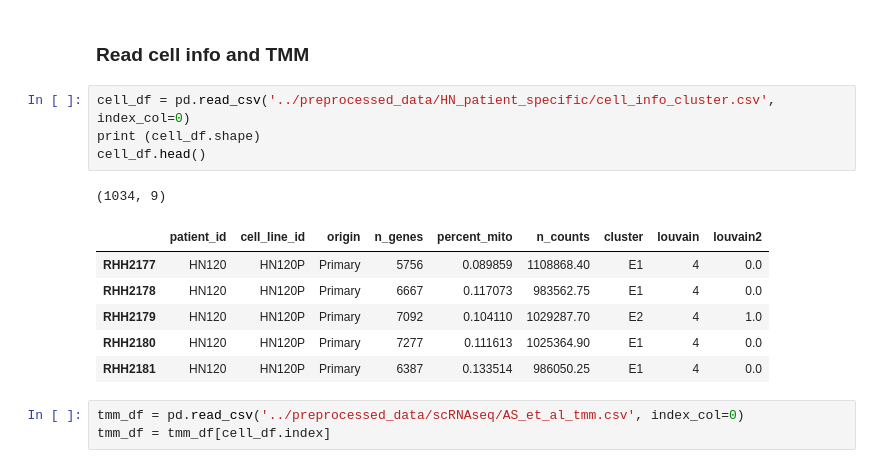
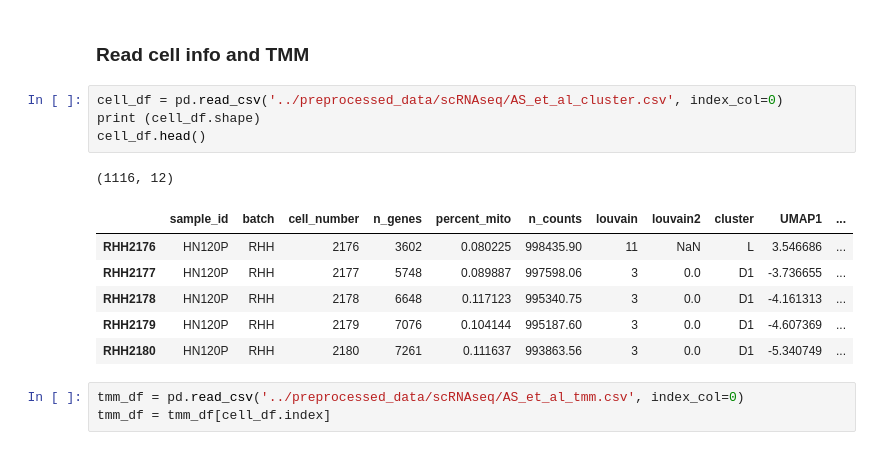
Before and after one commit to CSB5/CaDRReS-Sc, a Jupyter notebook: script/B01_single_cell_cluster_info_and_exp.ipynb, the cells around one changed output. Saved outputs shown, nothing was run; the diff lists cells and outputs as text.

```diff
--- a/script/B01_single_cell_cluster_info_and_exp.ipynb
+++ b/script/B01_single_cell_cluster_info_and_exp.ipynb
@@ -18,17 +18,17 @@ mpl.rc("savefig", dpi=300)
 # %% [markdown]
 ### Read cell info and TMM
 # %%
-cell_df = pd.read_csv('../preprocessed_data/HN_patient_specific/cell_info_cluster.csv', index_col=0)
+cell_df = pd.read_csv('../preprocessed_data/scRNAseq/AS_et_al_cluster.csv', index_col=0)
 print (cell_df.shape)
 cell_df.head()
 # %% [output]
-(1034, 9)
+(1116, 12)
-|  | patient_id | cell_line_id | origin | n_genes | percent_mito | n_counts | cluster | louvain | louvain2 |
-| RHH2177 | HN120 | HN120P | Primary | 5756 | 0.089859 | 1108868.40 | E1 | 4 | 0.0 |
-| RHH2178 | HN120 | HN120P | Primary | 6667 | 0.117073 | 983562.75 | E1 | 4 | 0.0 |
-| RHH2179 | HN120 | HN120P | Primary | 7092 | 0.104110 | 1029287.70 | E2 | 4 | 1.0 |
-| RHH2180 | HN120 | HN120P | Primary | 7277 | 0.111613 | 1025364.90 | E1 | 4 | 0.0 |
-| RHH2181 | HN120 | HN120P | Primary | 6387 | 0.133514 | 986050.25 | E1 | 4 | 0.0 |
+|  | sample_id | batch | cell_number | n_genes | percent_mito | n_counts | louvain | louvain2 | cluster | UMAP1 | ... |
+| RHH2176 | HN120P | RHH | 2176 | 3602 | 0.080225 | 998435.90 | 11 | NaN | L | 3.546686 | ... |
+| RHH2177 | HN120P | RHH | 2177 | 5748 | 0.089887 | 997598.06 | 3 | 0.0 | D1 | -3.736655 | ... |
+| RHH2178 | HN120P | RHH | 2178 | 6648 | 0.117123 | 995340.75 | 3 | 0.0 | D1 | -4.161313 | ... |
+| RHH2179 | HN120P | RHH | 2179 | 7076 | 0.104144 | 995187.60 | 3 | 0.0 | D1 | -4.607369 | ... |
+| RHH2180 | HN120P | RHH | 2180 | 7261 | 0.111637 | 993863.56 | 3 | 0.0 | D1 | -5.340749 | ... |
 # %%
 tmm_df = pd.read_csv('../preprocessed_data/scRNAseq/AS_et_al_tmm.csv', index_col=0)
 tmm_df = tmm_df[cell_df.index]
```
Also changed, not shown: parts of 57 cells of this notebook, 4 other files.
